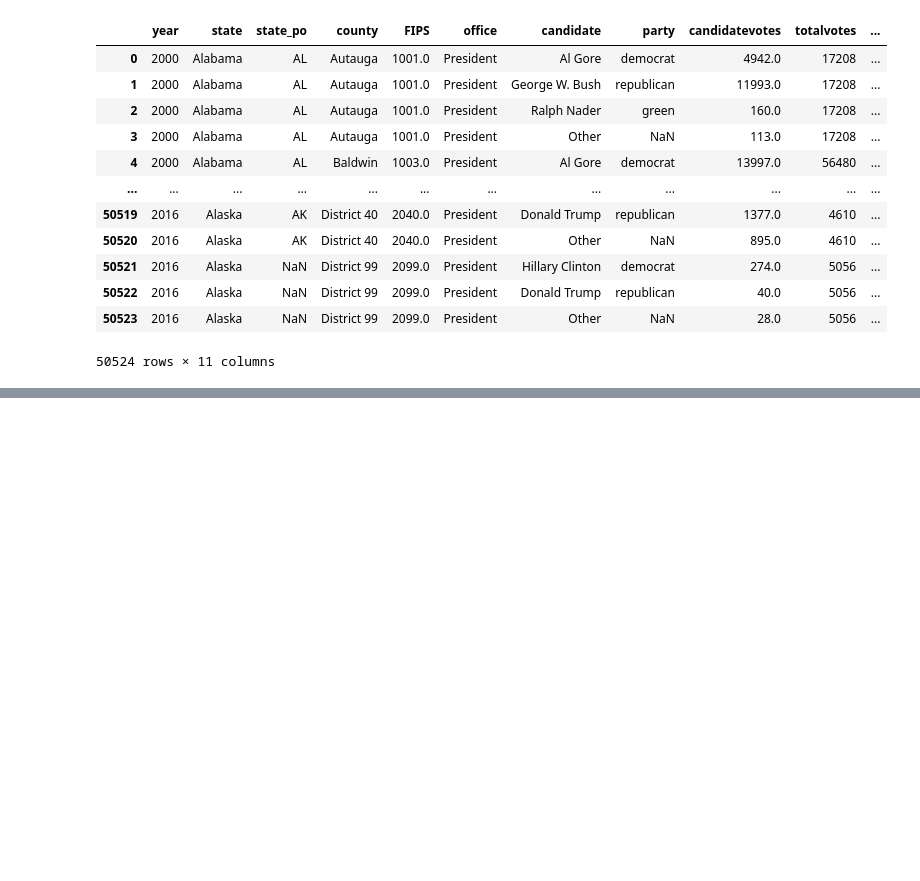
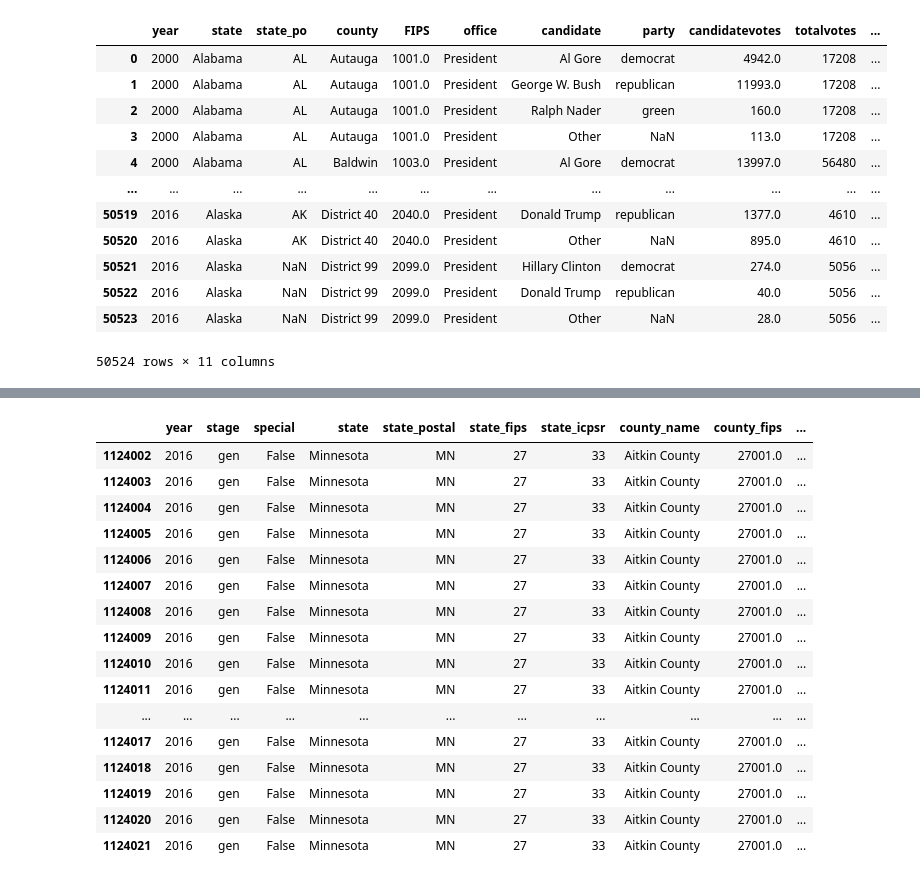
Before and after one commit to VallieTracy/Pres-Election-Partisan-Breakdown, a Jupyter notebook: mak_testing.ipynb, the cells around one changed output, grey strips where cells are left out. Drawn from its saved outputs; the diff is of its cells as text; code cells hidden in the pictures; blank space fills up the shorter version.

Commit message:
adding some precinct tests

```diff
--- a/mak_testing.ipynb
+++ b/mak_testing.ipynb
@@ -37,0 +24,8 @@ df2016
+# %%
+# Set file path
+csvpath = "Resources/2016-precinct-president.csv"
+
+# Read csv and preview dataframe
+prec_df = pd.read_csv(csvpath, encoding="ISO-8859-1")
+pd.set_option('display.max_columns', None)
+prec_df.head()
@@ -37,0 +39,21 @@ df2016
+# %%
+mn_prec_df = prec_df.loc[prec_df['state'] == 'Minnesota']
+mn_prec_df.head(20)
+# %% [output]
+|  | year | stage | special | state | state_postal | state_fips | state_icpsr | county_name | county_fips | ... |
+| 1124002 | 2016 | gen | False | Minnesota | MN | 27 | 33 | Aitkin County | 27001.0 | ... |
+| 1124003 | 2016 | gen | False | Minnesota | MN | 27 | 33 | Aitkin County | 27001.0 | ... |
+| 1124004 | 2016 | gen | False | Minnesota | MN | 27 | 33 | Aitkin County | 27001.0 | ... |
+| 1124005 | 2016 | gen | False | Minnesota | MN | 27 | 33 | Aitkin County | 27001.0 | ... |
+| 1124006 | 2016 | gen | False | Minnesota | MN | 27 | 33 | Aitkin County | 27001.0 | ... |
+| 1124007 | 2016 | gen | False | Minnesota | MN | 27 | 33 | Aitkin County | 27001.0 | ... |
+| 1124008 | 2016 | gen | False | Minnesota | MN | 27 | 33 | Aitkin County | 27001.0 | ... |
+| 1124009 | 2016 | gen | False | Minnesota | MN | 27 | 33 | Aitkin County | 27001.0 | ... |
+| 1124010 | 2016 | gen | False | Minnesota | MN | 27 | 33 | Aitkin County | 27001.0 | ... |
+| 1124011 | 2016 | gen | False | Minnesota | MN | 27 | 33 | Aitkin County | 27001.0 | ... |
+| ... | ... | ... | ... | ... | ... | ... | ... | ... | ... | ... |
+| 1124017 | 2016 | gen | False | Minnesota | MN | 27 | 33 | Aitkin County | 27001.0 | ... |
+| 1124018 | 2016 | gen | False | Minnesota | MN | 27 | 33 | Aitkin County | 27001.0 | ... |
+| 1124019 | 2016 | gen | False | Minnesota | MN | 27 | 33 | Aitkin County | 27001.0 | ... |
+| 1124020 | 2016 | gen | False | Minnesota | MN | 27 | 33 | Aitkin County | 27001.0 | ... |
+| 1124021 | 2016 | gen | False | Minnesota | MN | 27 | 33 | Aitkin County | 27001.0 | ... |
```
Also changed, not shown: parts of 7 cells of this notebook, 4 other files.
